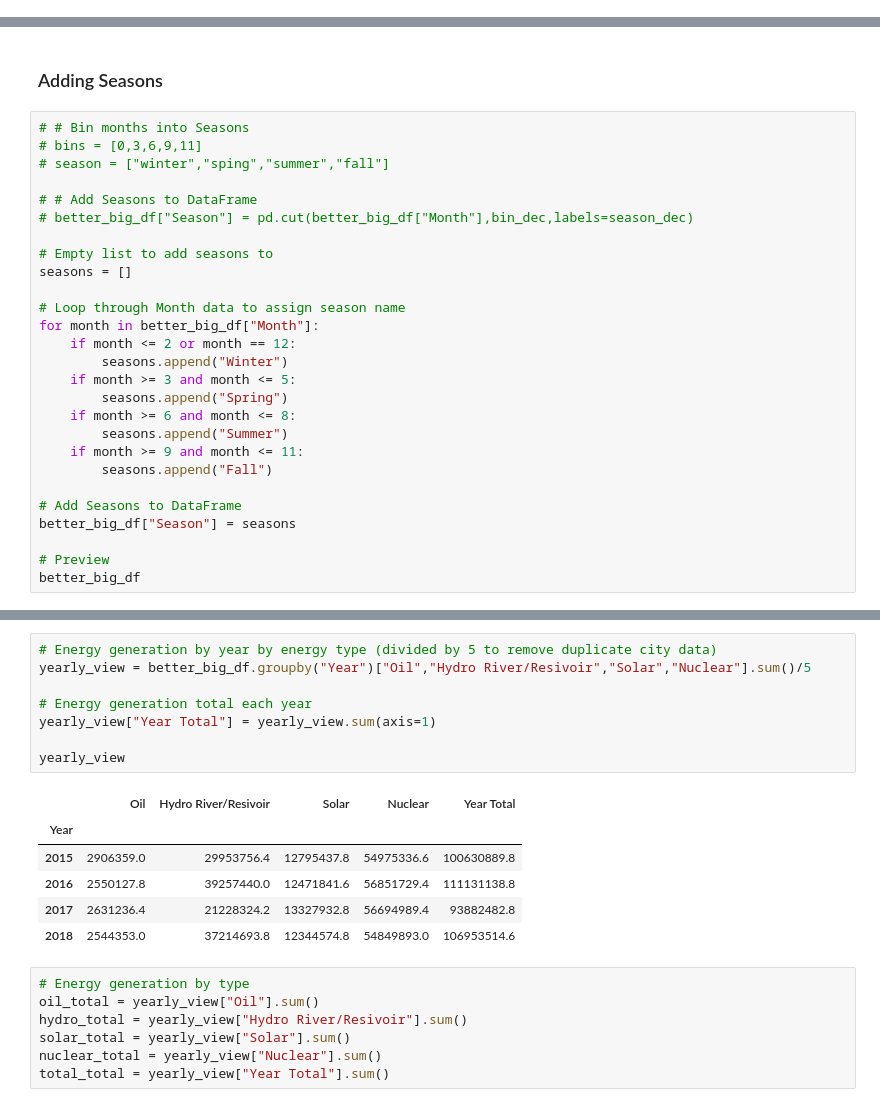
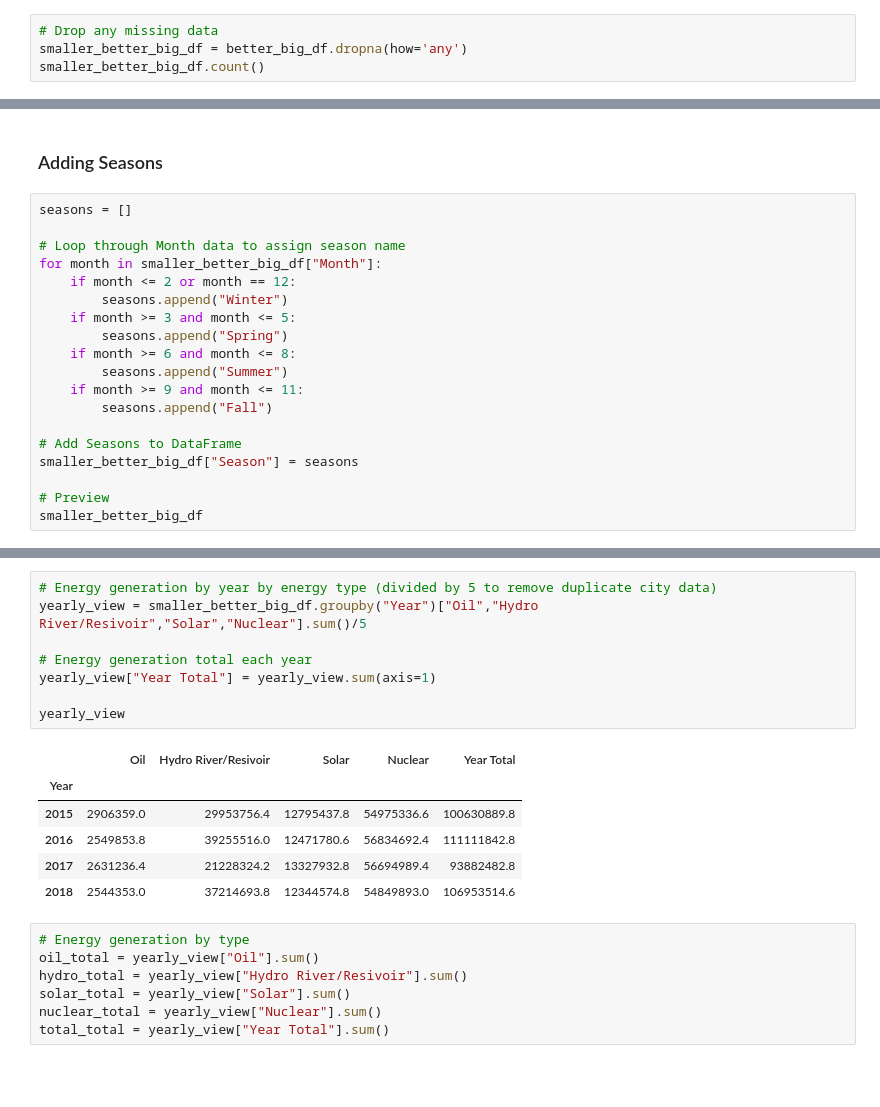
Before and after one commit to burrito-initiative/espana-project, a Jupyter notebook: espana_project.ipynb, the cells around one changed output, grey strips where cells are left out. Cells and saved outputs as stored; diff of their text form; blank space fills up the shorter version.

```diff
--- a/espana_project.ipynb
+++ b/espana_project.ipynb
@@ -49,3 +50,7 @@ Snow (mm)               178396
 Clouds                  178396
 Weather Description     178396
 dtype: int64
+# %%
+# Drop any missing data
+smaller_better_big_df = better_big_df.dropna(how='any')
+smaller_better_big_df.count()
@@ -52,18 +73,10 @@ dtype: int64
 # %% [markdown]
 ### Adding Seasons
 # %%
-# # Bin months into Seasons
-# bins = [0,3,6,9,11]
-# season = ["winter","sping","summer","fall"]
-
-# # Add Seasons to DataFrame
-# better_big_df["Season"] = pd.cut(better_big_df["Month"],bin_dec,labels=season_dec)
-
-# Empty list to add seasons to
 seasons = []
 
 # Loop through Month data to assign season name
-for month in better_big_df["Month"]:
+for month in smaller_better_big_df["Month"]:
     if month <= 2 or month == 12:
         seasons.append("Winter")
     if month >= 3 and month <= 5:
@@ -74,8 +87,8 @@ for month in better_big_df["Month"]:
         seasons.append("Fall")
 
 # Add Seasons to DataFrame
-better_big_df["Season"] = seasons
+smaller_better_big_df["Season"] = seasons
 
 # Preview
-better_big_df
+smaller_better_big_df
 # %% [output]
@@ -95,16 +113,16 @@ better_big_df
 # %%
 # Energy generation by year by energy type (divided by 5 to remove duplicate city data)
-yearly_view = better_big_df.groupby("Year")["Oil","Hydro River/Resivoir","Solar","Nuclear"].sum()/5
+yearly_view = smaller_better_big_df.groupby("Year")["Oil","Hydro River/Resivoir","Solar","Nuclear"].sum()/5
 
 # Energy generation total each year
 yearly_view["Year Total"] = yearly_view.sum(axis=1)
 
 yearly_view
 # %% [output]
 |  | Oil | Hydro River/Resivoir | Solar | Nuclear | Year Total |
 | Year |  |  |  |  |  |
 | 2015 | 2906359.0 | 29953756.4 | 12795437.8 | 54975336.6 | 100630889.8 |
-| 2016 | 2550127.8 | 39257440.0 | 12471841.6 | 56851729.4 | 111131138.8 |
+| 2016 | 2549853.8 | 39255516.0 | 12471780.6 | 56834692.4 | 111111842.8 |
 | 2017 | 2631236.4 | 21228324.2 | 13327932.8 | 56694989.4 | 93882482.8 |
 | 2018 | 2544353.0 | 37214693.8 | 12344574.8 | 54849893.0 | 106953514.6 |
 # %%
```
Also changed, not shown: parts of 9 cells of this notebook.
